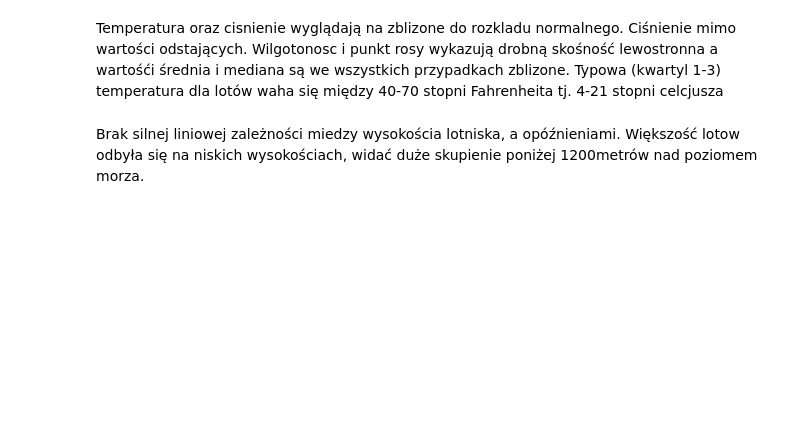
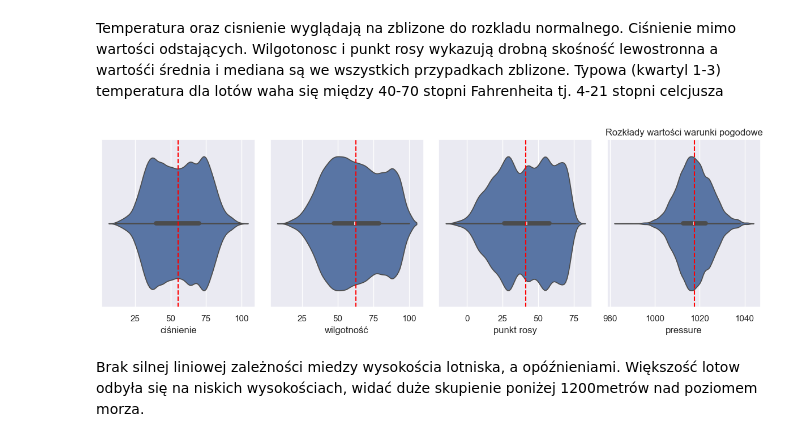
Before and after one commit to xShyen/KursZPythona, a Jupyter notebook: analiza.ipynb, the cells around one changed output. Cells and saved outputs as stored; diff of their text form; code cells hidden in the pictures; blank space fills up the shorter version.

```diff
--- a/analiza.ipynb
+++ b/analiza.ipynb
@@ -961,24 +966,26 @@ Typowa (kwartyl 1-3) temperatura dla lotów waha się między 40-70 stopni Fahre
 # %%
 #rozklady
 fig, axes = plt.subplots(1, 4, figsize=(12, 4))
 
 sns.violinplot(x=weather["temp"], ax=axes[0])
 axes[0].axvline(weather["temp"].mean(), color="red", linestyle="--", label="Średnia"),
 axes[0].set_xlabel("temperatura"),
 sns.violinplot(x=weather["humid"], ax=axes[1])
 axes[1].axvline(weather["humid"].mean(), color="red", linestyle="--", label="Średnia"),
 axes[1].set_xlabel("wilgotność"),
 sns.violinplot(x=weather["dewp"], ax=axes[2])
 axes[2].axvline(weather["dewp"].mean(), color="red", linestyle="--", label="Średnia"),
 axes[2].set_xlabel("punkt rosy"),
 sns.violinplot(x=weather["pressure"], ax=axes[3])
 axes[3].axvline(weather["pressure"].mean(), color="red", linestyle="--", label="Średnia"),
 axes[0].set_xlabel("ciśnienie"),
 
 
-plt.title="Rozkłady wartości warunki pogodowe"
+plt.title("Rozkłady wartości warunki pogodowe")
 plt.tight_layout()
 plt.show()
+# %% [output]
+[figure, added]
 # %%
 baza_wysokosc_odloty = flights_clean.merge(
      airports,
```
Also changed, not shown: parts of 8 cells of this notebook.
